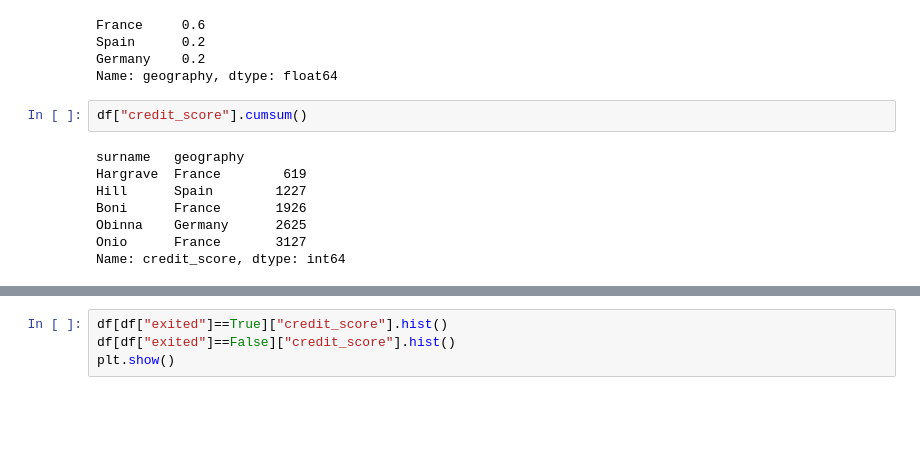
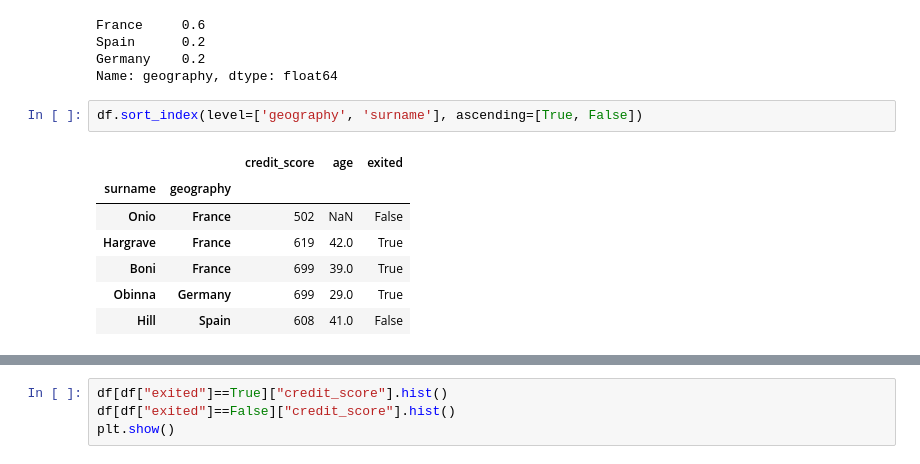
Before and after one commit to TheresaZhu21/learning, a Jupyter notebook: pandas_casual_practice.ipynb, the cells around one changed output, grey strips where cells are left out. Drawn from its saved outputs; the diff is of its cells as text; blank space fills up the shorter version.

```diff
--- a/pandas_casual_practice.ipynb
+++ b/pandas_casual_practice.ipynb
@@ -43,13 +43,13 @@ France     0.6
 Spain      0.2
 Germany    0.2
 Name: geography, dtype: float64
-# %%
-df["credit_score"].cumsum()
-# %% [output]
-surname   geography
-Hargrave  France        619
-Hill      Spain        1227
-Boni      France       1926
-Obinna    Germany      2625
-Onio      France       3127
-Name: credit_score, dtype: int64
+# %%
+df.sort_index(level=['geography', 'surname'], ascending=[True, False])
+# %% [output]
+|  |  | credit_score | age | exited |
+| surname | geography |  |  |  |
+| Onio | France | 502 | NaN | False |
+| Hargrave | France | 619 | 42.0 | True |
+| Boni | France | 699 | 39.0 | True |
+| Obinna | Germany | 699 | 29.0 | True |
+| Hill | Spain | 608 | 41.0 | False |
```
Also changed, not shown: parts of 3 cells of this notebook.
